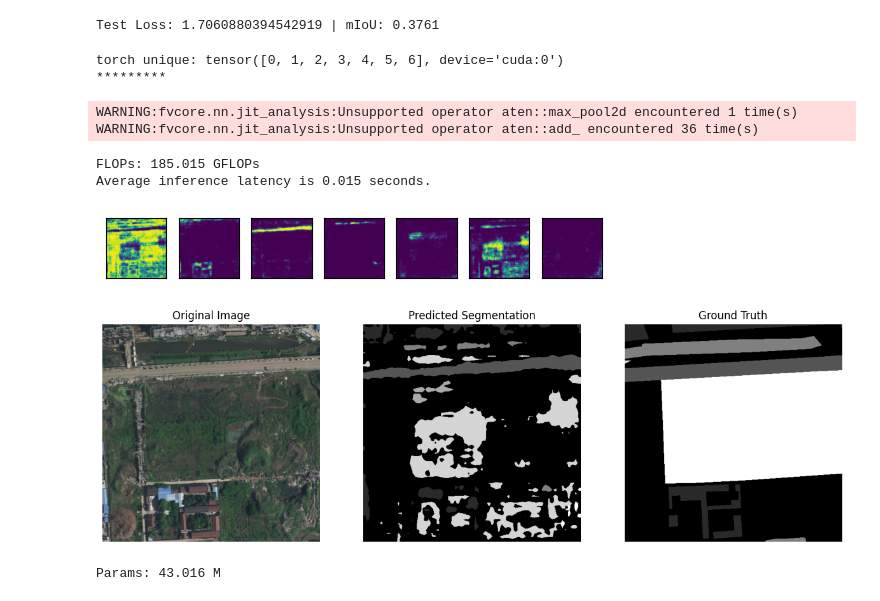
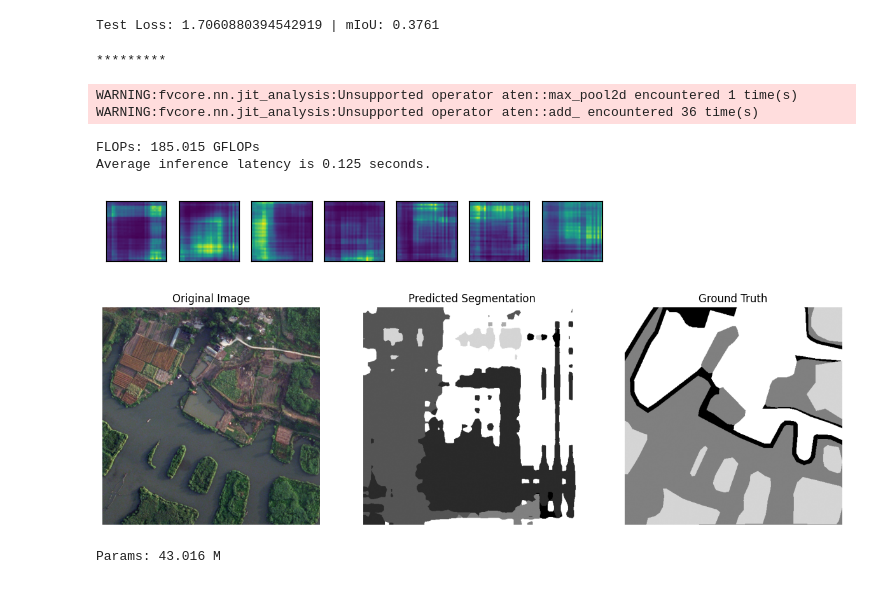
Before and after one commit to AngeloBongiorno/AML_2025_project4, a Jupyter notebook: STEP_2A_deeplab_v2.ipynb, the cells around one changed output. Cells and saved outputs as stored; diff of their text form; code cells hidden in the pictures.

Commit message:
fix inference time deeplabv2

```diff
--- a/STEP_2A_deeplab_v2.ipynb
+++ b/STEP_2A_deeplab_v2.ipynb
@@ -371,12 +371,14 @@ Test Loss: 1.7060880394542919 | mIoU: 0.3761
 # %%
 from timeit import default_timer as timer
 import matplotlib.pyplot as plt
-from fvcore.nn import FlopCountAnalysis
+from fvcore.nn import FlopCountAnalysis, flop_count_table
 import random
 
 from utils import show
 
 model.eval()  # Set model to evaluation mode
+
+
 
 with torch.inference_mode():
     random_index = random.randint(0, len(test_dataset_urban) - 1)
@@ -384,19 +386,13 @@ with torch.inference_mode():
     X = X.to(device).unsqueeze(dim=0)  # Aggiunge la dimensione batch
     y = y.to(device)
 
-    start = timer()
     output = model(X)
-    end = timer()
 
-    latency = end - start
 
 flops = FlopCountAnalysis(model, X.clone())
 
-print("torch unique:", torch.unique(output.argmax(dim=1)))
-
 
 normalized_masks = torch.nn.functional.softmax(output, dim=1)
-
 
 
 masks = [
@@ -407,11 +403,36 @@ masks = [
 
 show(masks)
 
+
+# get the avg latency
+with torch.inference_mode():
+    img = torch.rand(3, RESIZE[0], RESIZE[1])
+    iters = 1000
+    latency = []
+    for i in range(iters):
+        if device.type == 'cuda':
+            torch.cuda.synchronize()
+        start = timer()
+        output = model(img.to(device).unsqueeze(dim=0))
+        if device.type == 'cuda':
+            torch.cuda.synchronize()
+        end = timer()
+        latency.append(end - start)
+    mean_latency = sum(latency) / len(latency)
+
+
+#random_index = random.randint(0, len(test_dataset_urban) - 1)
+#X, y = test_dataset_urban[random_index]
+#X = X.to(device).unsqueeze(dim=0)
+
+
+
+
 print("*********")
 
 
 print(f"FLOPs: {flops.total() / 1e9:.3f} GFLOPs")
-print(f"Average inference latency is {latency:.3f} seconds.")
+print(f"Average inference latency is {mean_latency:.3f} seconds.")
 
 # Converti output e ground truth per la visualizzazione
 out = output.squeeze().argmax(dim=0).cpu().numpy()  # Output segmentazione
@@ -419,35 +440,34 @@ y_np = y.squeeze().cpu().numpy()  # Ground truth
 X_np = X.squeeze().cpu().permute(1, 2, 0).numpy()  # Immagine originale
 
 # Creazione della figura con tre immagini affiancate
 fig, axes = plt.subplots(1, 3, figsize=(15, 5))
 
 # Immagine originale
 axes[0].imshow(X_np)
 axes[0].set_title("Original Image")
 axes[0].axis("off")
 
 # Predizione del modello
 axes[1].imshow(out, cmap="gray")
 axes[1].set_title("Predicted Segmentation")
 axes[1].axis("off")
 
 # Ground truth
 axes[2].imshow(y_np, cmap="gray")
 axes[2].set_title("Ground Truth")
 axes[2].axis("off")
 
 plt.show()
 
 # Conta i parametri del modello
 params = sum(p.numel() for p in model.parameters())
 print(f"Params: {params / 1e6:.3f} M")
 # %% [output]
-torch unique: tensor([0, 1, 2, 3, 4, 5, 6], device='cuda:0')
 *********
 WARNING:fvcore.nn.jit_analysis:Unsupported operator aten::max_pool2d encountered 1 time(s)
 WARNING:fvcore.nn.jit_analysis:Unsupported operator aten::add_ encountered 36 time(s)
 FLOPs: 185.015 GFLOPs
-Average inference latency is 0.015 seconds.
+Average inference latency is 0.125 seconds.
-[figure, old version]
+[figure, new version]
-[figure, old version]
+[figure, new version]
 Params: 43.016 M
```
Also changed, not shown: parts of 2 cells of this notebook.
